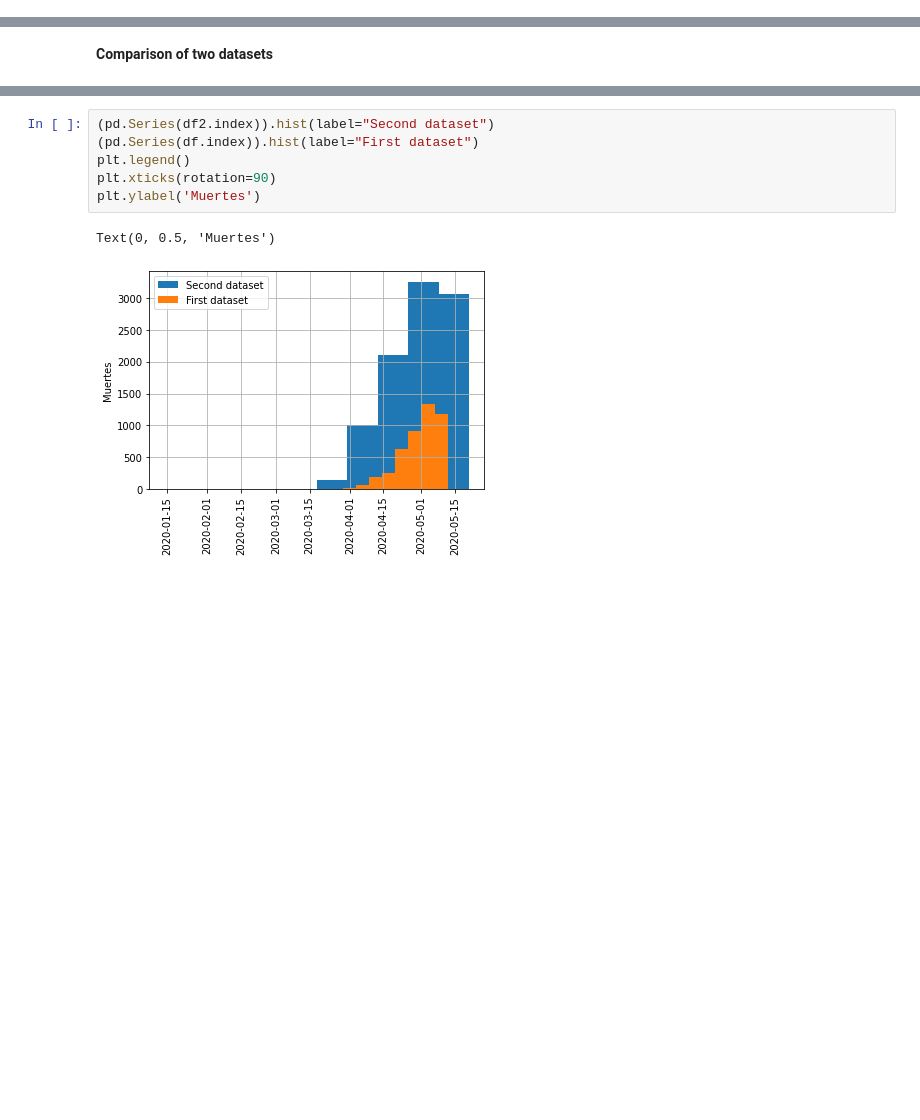
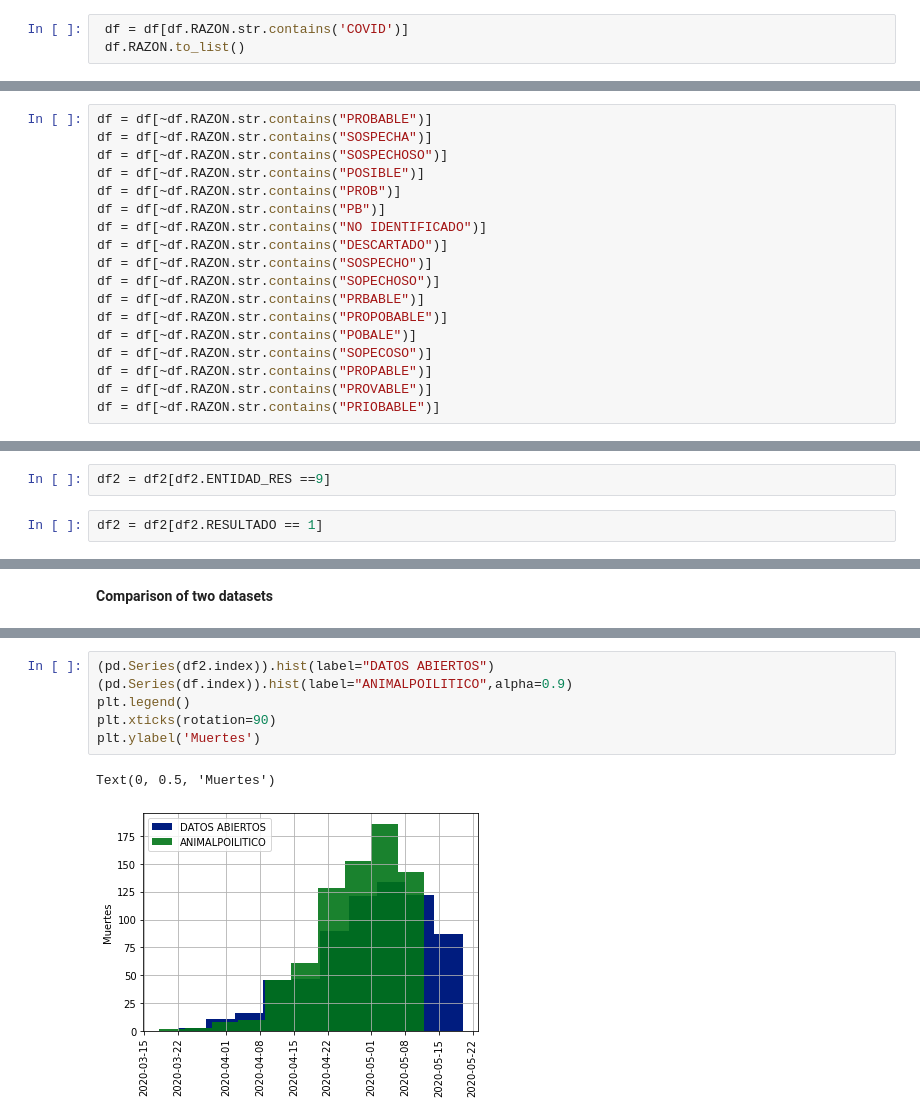
Before and after one commit to cesarrc21/DataViz, a Jupyter notebook: covid19cdmxdeaths.ipynb, the cells around one changed output, grey strips where cells are left out. Saved outputs shown, nothing was run; the diff lists cells and outputs as text; blank space fills up the shorter version.

Commit message:
Comparison_graphs

```diff
--- a/covid19cdmxdeaths.ipynb
+++ b/covid19cdmxdeaths.ipynb
@@ -133,0 +60,3 @@ Text(0, 0.5, 'Muertes')
+# %%
+ df = df[df.RAZON.str.contains('COVID')]
+ df.RAZON.to_list()
@@ -134 +85,19 @@ Text(0, 0.5, 'Muertes')
+# %%
+df = df[~df.RAZON.str.contains("PROBABLE")]
+df = df[~df.RAZON.str.contains("SOSPECHA")]
+df = df[~df.RAZON.str.contains("SOSPECHOSO")]
+df = df[~df.RAZON.str.contains("POSIBLE")]
+df = df[~df.RAZON.str.contains("PROB")]
+df = df[~df.RAZON.str.contains("PB")]
+df = df[~df.RAZON.str.contains("NO IDENTIFICADO")]
+df = df[~df.RAZON.str.contains("DESCARTADO")]
+df = df[~df.RAZON.str.contains("SOSPECHO")]
+df = df[~df.RAZON.str.contains("SOPECHOSO")]
+df = df[~df.RAZON.str.contains("PRBABLE")]
+df = df[~df.RAZON.str.contains("PROPOBABLE")]
+df = df[~df.RAZON.str.contains("POBALE")]
+df = df[~df.RAZON.str.contains("SOPECOSO")]
+df = df[~df.RAZON.str.contains("PROPABLE")]
+df = df[~df.RAZON.str.contains("PROVABLE")]
+df = df[~df.RAZON.str.contains("PRIOBABLE")]
 # %%
@@ -348,3 +176,7 @@ dtype: int64
+# %%
+df2 = df2[df2.ENTIDAD_RES ==9]
+# %%
+df2 = df2[df2.RESULTADO == 1]
 # %% [markdown]
 ---
 # %% [markdown]
@@ -370,9 +202,9 @@ Text(0, 0.5, 'Muertes')
 # %%
-(pd.Series(df2.index)).hist(label="Second dataset")
-(pd.Series(df.index)).hist(label="First dataset")
+(pd.Series(df2.index)).hist(label="DATOS ABIERTOS")
+(pd.Series(df.index)).hist(label="ANIMALPOILITICO",alpha=0.9)
 plt.legend()
 plt.xticks(rotation=90)
 plt.ylabel('Muertes')
 # %% [output]
 Text(0, 0.5, 'Muertes')
-[figure, old version]
+[figure, new version]
```
Also changed, not shown: parts of 49 cells of this notebook.
